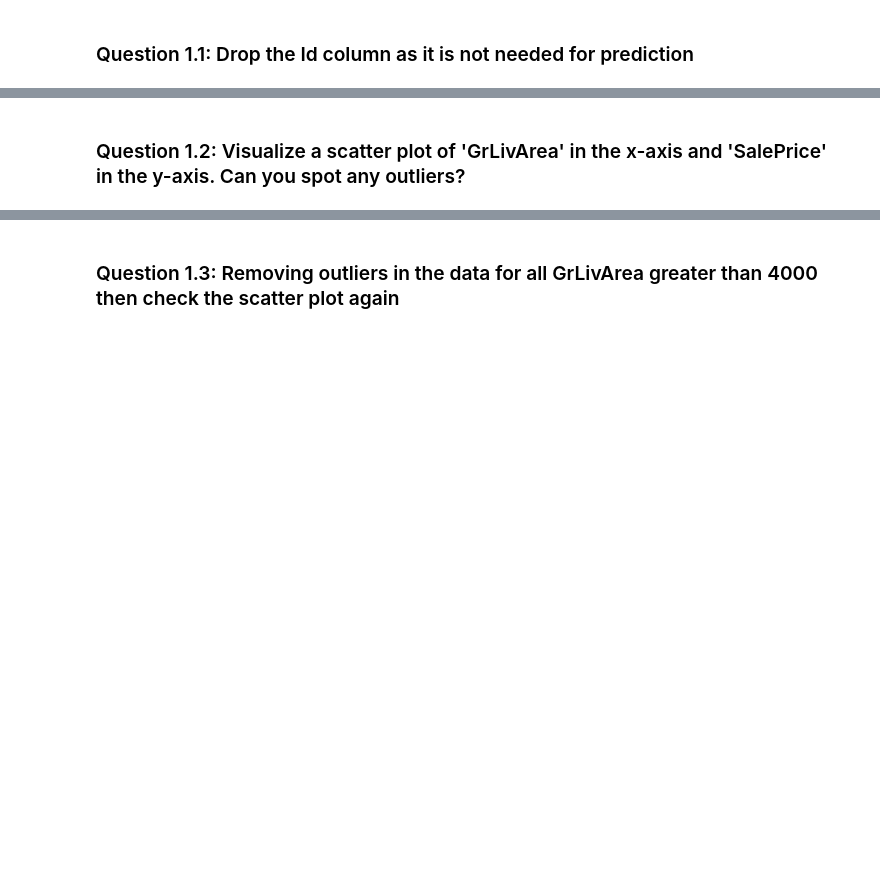
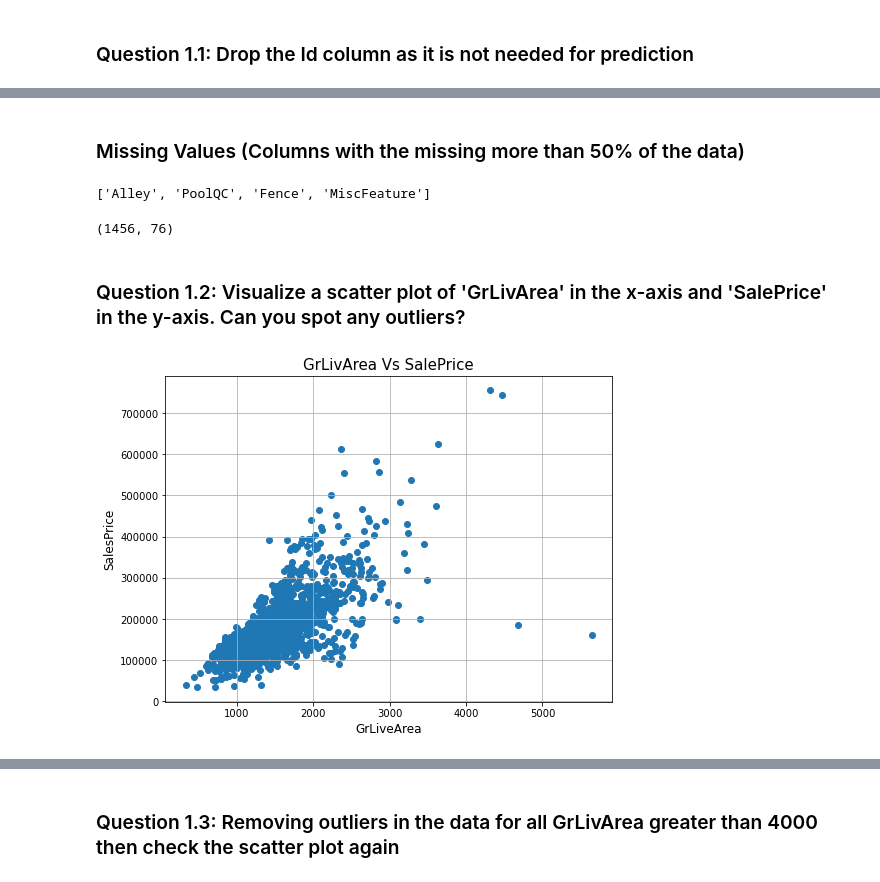
Before and after one commit to rodolfolermacontreras/ML_1_Assignment_7, a Jupyter notebook: MLEARN510-Assignment7-RodolfoLerma.ipynb, the cells around one changed output, grey strips where cells are left out. Saved outputs shown, nothing was run; the diff lists cells and outputs as text; code cells hidden in the pictures; blank space fills up the shorter version.

```diff
--- a/MLEARN510-Assignment7-RodolfoLerma.ipynb
+++ b/MLEARN510-Assignment7-RodolfoLerma.ipynb
@@ -30,2 +36,4 @@ data.head()
 # %% [markdown]
 ### Question 1.1: Drop the Id column as it is not needed for prediction
+# %%
+data.drop(columns = 'Id', inplace = True)
@@ -32,2 +57,28 @@ data.head()
+# %% [markdown]
+### Missing Values (Columns with the missing more than 50% of the data)
+# %%
+missing_values = []
+my_list = data.columns.values.tolist()
+y = data.shape
+for i in my_list:
+    x = data[i].isnull().sum()
+    missing_values.append(x)
+
+columns_missing = dict(zip(my_list, missing_values))
+a = sorted(columns_missing.items(), key=lambda x: x[1], reverse = True)
+
+missing_columns_names = []
+for key, value in columns_missing.items():
+    if value > (data.shape[0])/2 : #50% of the data
+        x = key
+        missing_columns_names.append(x)
+print(missing_columns_names)
+# %% [output]
+['Alley', 'PoolQC', 'Fence', 'MiscFeature']
+# %%
+data = data.drop(missing_columns_names, axis = 1)
+data.shape
+# %% [output]
+(1456, 76)
 # %% [markdown]
 ### Question 1.2: Visualize a scatter plot of 'GrLivArea' in the x-axis and 'SalePrice' in the y-axis. Can you spot any outliers?
@@ -35,0 +85,11 @@ import matplotlib.pyplot as plt
+# %%
+import matplotlib.pyplot as plt
+plt.figure(figsize=(8, 6))
+plt.scatter(data['GrLivArea'], data['SalePrice'])
+plt.title('GrLivArea Vs SalePrice', fontsize = 15)
+plt.xlabel('GrLiveArea', fontsize = 12)
+plt.ylabel('SalesPrice', fontsize = 12)
+plt.grid()
+plt.show()
+# %% [output]
+[figure, added]
```
Also changed, not shown: parts of 9 cells of this notebook.
